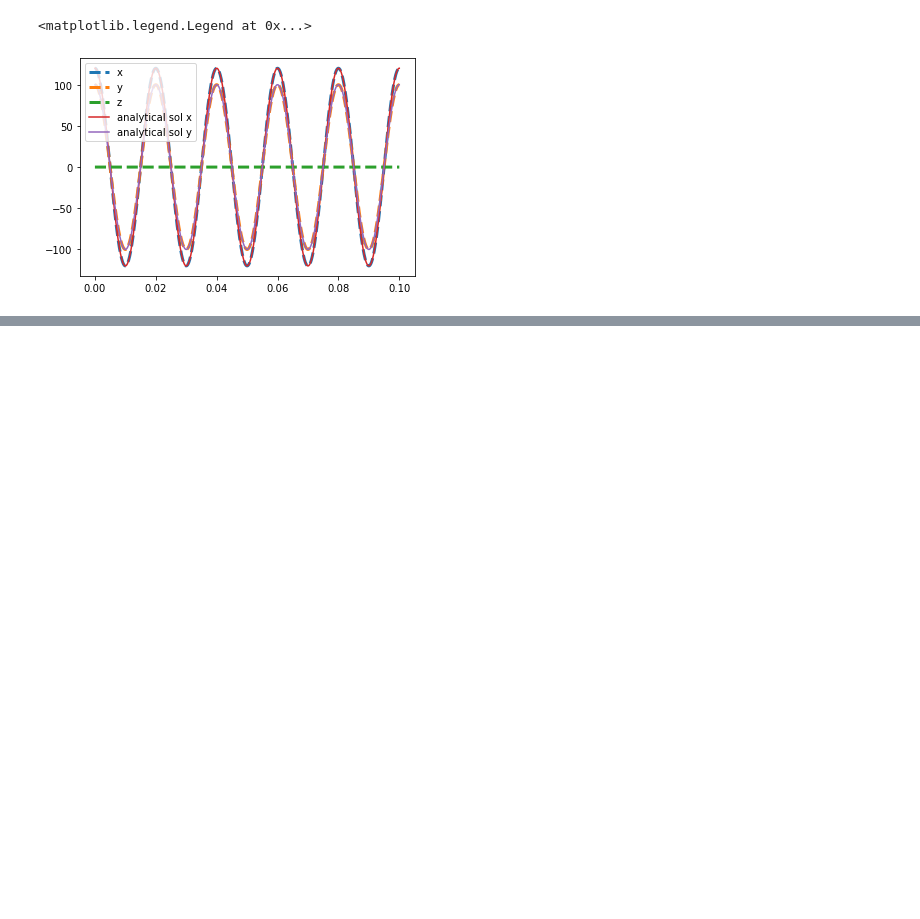
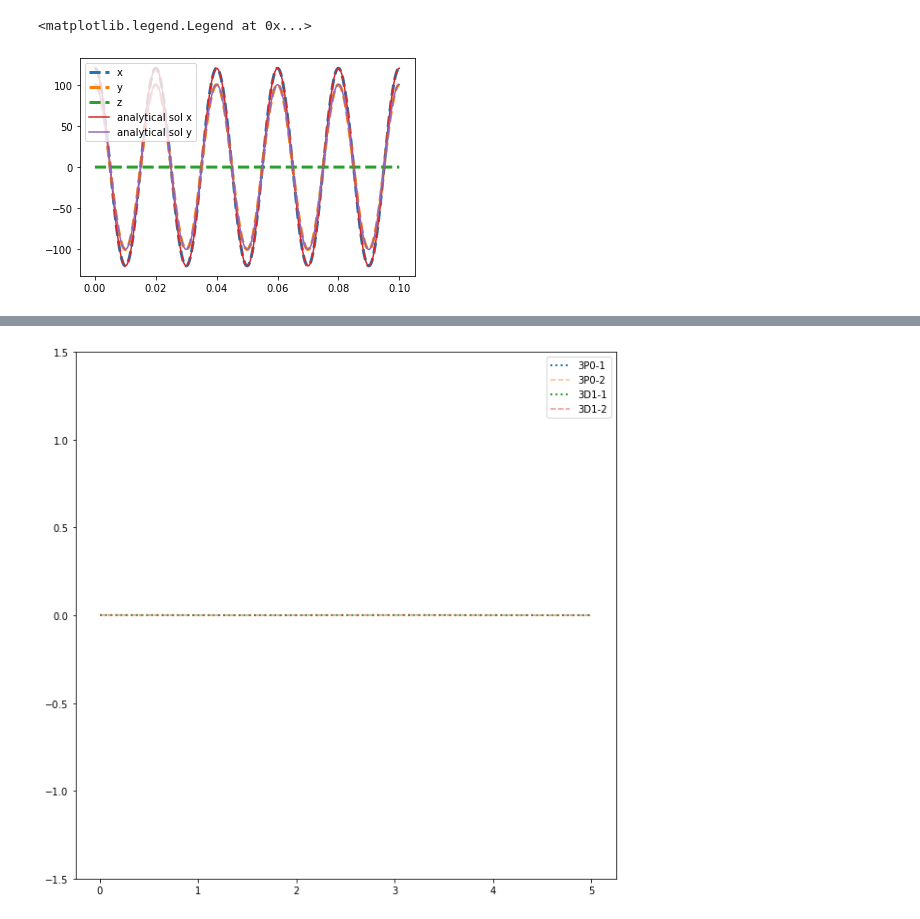
Before and after one commit to JacobSiegel22/GreyMolassesCooling, a Jupyter notebook: GrayMolasses_MC.ipynb, the cells around one changed output, grey strips where cells are left out. Cells and saved outputs as stored; diff of their text form; code cells hidden in the pictures; blank space fills up the shorter version.

```diff
--- a/GrayMolasses_MC.ipynb
+++ b/GrayMolasses_MC.ipynb
@@ -216,0 +257,36 @@ plt.show()
+# %%
+#3rd energy test
+#Same as the last test, but now I make the detuning very large compared to the rabi frequency.
+# This sould result in no next shift of the levels because we are so far away from resonance its as if
+# our laser beams arn't even there.
+
+#I've just zoomed in onthe 3D1 levels to make sure they arn't shifted at all. If they arn't ]
+#shifted then the 3P0 levels can't be shifted either.
+
+pol = np.array([lambda z: 0,lambda z: 0,lambda z: np.cos(z)])
+N=100
+pos=[0,0,0]
+E2=np.zeros(N)
+E1=np.zeros(N)
+E3=np.zeros(N)
+E4=np.zeros(N)
+ii = np.linspace(0,5,N)
+j=0
+for i in ii:
+
+    pos[2]=i
+    E1[j]=dressed_state_3P0_1_energy(pos, pol, 1.0,0,1.0,-100)
+    E2[j]=dressed_state_3P0_2_energy(pos, pol, 1.0,0,1.0,-100)
+    E3[j]=dressed_state_3D1_1_energy(pos, pol, 1.0,0,1.0,-100)
+    E4[j]=dressed_state_3D1_2_energy(pos, pol, 1.0,0,1.0,-100)
+    j+=1
+plt.figure(figsize=(10,10))
+plt.plot(ii,E1,label='3P0-1',linestyle='dotted',linewidth=2)
+plt.plot(ii,E2,label='3P0-2',linestyle='--',alpha=0.5)
+plt.plot(ii,E3,label='3D1-1',linestyle='dotted',linewidth=2)
+plt.plot(ii,E4,label='3D1-2',linestyle='--', alpha=0.5)
+plt.ylim([-1.5,1.5])
+plt.legend()
+plt.show()
+# %% [output]
+[figure, added]
```
Also changed, not shown: parts of 7 cells of this notebook.
